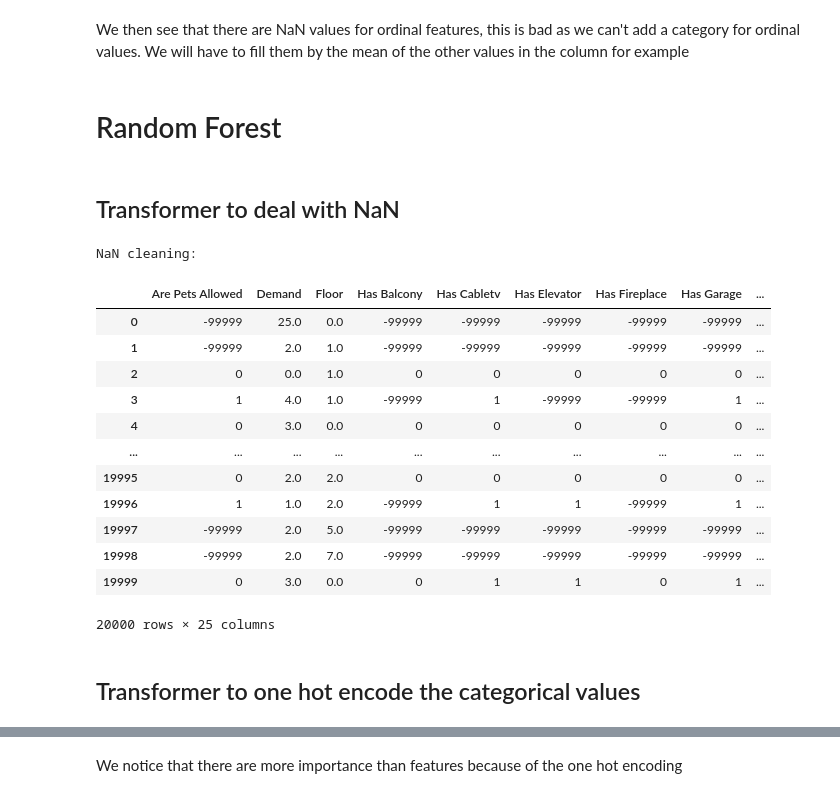
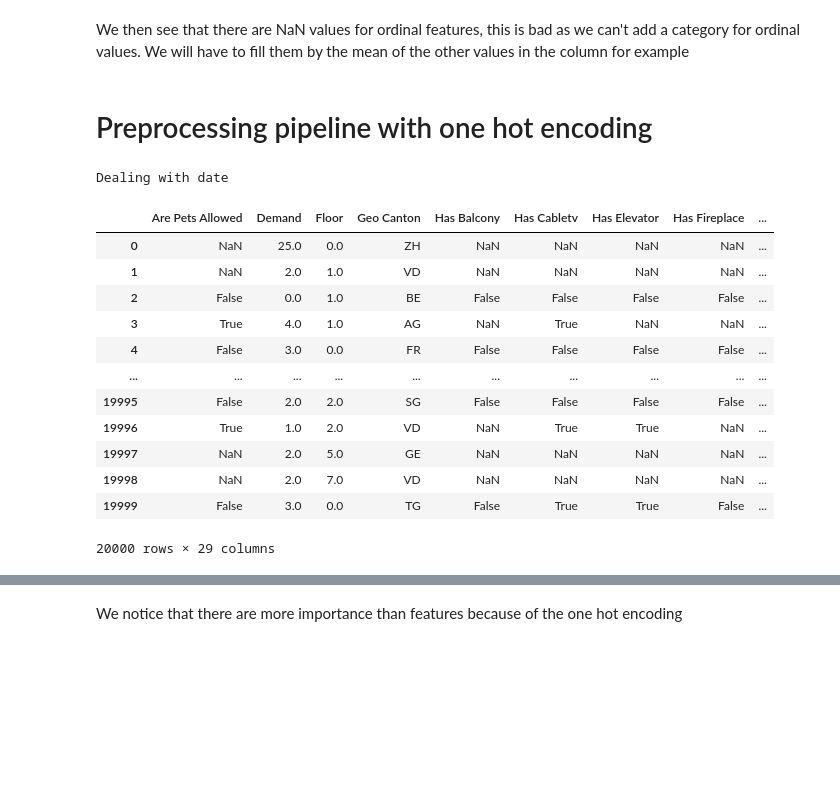
Before and after one commit to Germouche/ml-project, a Jupyter notebook: Random Forest.ipynb, the cells around one changed output, grey strips where cells are left out. Saved outputs shown, nothing was run; the diff lists cells and outputs as text; code cells hidden in the pictures; blank space fills up the shorter version.

```diff
--- a/Random Forest.ipynb
+++ b/Random Forest.ipynb
@@ -143,7 +279,7 @@ We then see that there are NaN values for ordinal features, this is bad as we ca
 # %%
 #null_count.loc[bool_features]
 # %% [markdown]
-# Random Forest
+# Preprocessing pipeline with one hot encoding
 # %%
 #https://towardsdatascience.com/predicting-housing-prices-using-a-scikit-learns-random-forest-model-e736b59d56c5
 #https://towardsdatascience.com/my-random-forest-classifier-cheat-sheet-in-python-fedb84f8cf4f
@@ -165,3 +300,30 @@ from custom_scorer_module import custom_accuracy
 from sklearn.metrics import fbeta_score, make_scorer
-# %% [markdown]
-## Transformer to deal with NaN
+# %%
+#Deal with 'Day of Advertisement Created' and 'Day of Date Available From'
+def compute_diff_date(X: pd.DataFrame, y=None):
+    X_copy=X.copy()
+    threshold=datetime.datetime(2022,9,1)
+    X_copy['Days Between September and Created']=pd.to_datetime(X_copy['Day of Advertisement Created']).apply(lambda x:(threshold-x).days)
+    X_copy['Days Between September and Available']=pd.to_datetime(X_copy['Day of Date Available From']).apply(lambda x:(threshold-x).days)
+    X_copy.drop(['Day of Advertisement Created','Day of Date Available From'],axis=1,inplace=True)
+    return X_copy
+
+diff_date_transformer = FunctionTransformer(compute_diff_date)
+
+print('Dealing with date')
+display(diff_date_transformer.transform(data))
+# %% [output]
+Dealing with date
+|  | Are Pets Allowed | Demand | Floor | Geo Canton | Has Balcony | Has Cabletv | Has Elevator | Has Fireplace | ... |
+| 0 | NaN | 25.0 | 0.0 | ZH | NaN | NaN | NaN | NaN | ... |
+| 1 | NaN | 2.0 | 1.0 | VD | NaN | NaN | NaN | NaN | ... |
+| 2 | False | 0.0 | 1.0 | BE | False | False | False | False | ... |
+| 3 | True | 4.0 | 1.0 | AG | NaN | True | NaN | NaN | ... |
+| 4 | False | 3.0 | 0.0 | FR | False | False | False | False | ... |
+| ... | ... | ... | ... | ... | ... | ... | ... | ... | ... |
+| 19995 | False | 2.0 | 2.0 | SG | False | False | False | False | ... |
+| 19996 | True | 1.0 | 2.0 | VD | NaN | True | True | NaN | ... |
+| 19997 | NaN | 2.0 | 5.0 | GE | NaN | NaN | NaN | NaN | ... |
+| 19998 | NaN | 2.0 | 7.0 | VD | NaN | NaN | NaN | NaN | ... |
+| 19999 | False | 3.0 | 0.0 | TG | False | True | True | False | ... |
+20000 rows × 29 columns
@@ -168,6 +332,6 @@ from sklearn.metrics import fbeta_score, make_scorer
 # %%
 #DEALING WITH NAN
-def fill_nan(X: pd.DataFrame,bool_features,ordinal_features,bool_fill=-99999, y=None):
+def fill_nan(X: pd.DataFrame,bool_features,categorical_features,ordinal_features,bool_fill=-99999, y=None):
     df=X.copy() #We don't want to modify the dataset
 
     #Dealing with categorical values
@@ -179,28 +343,17 @@ def fill_nan(X: pd.DataFrame,bool_features,ordinal_features,bool_fill=-99999, y=
     #Dealing with ordinal values
     for ordinal_feature in ordinal_features:
         df[ordinal_feature].fillna(df[ordinal_feature].mean(),inplace=True)
+
+    #Dealing with categorical features
+    for categorical_feature in categorical_features.keys():
+        dict_replace=categorical_features[categorical_feature]
+        df[categorical_feature]=df[categorical_feature].replace(dict_replace)
+        df[categorical_feature].fillna(len(dict_replace)+1,inplace=True)
+        #df[categorical_feature].fillna(bool_fill,inplace=True)
     return df
 
 na_fill_estimator = FunctionTransformer(fill_nan,kw_args={'bool_features':bool_features,
-                                                          'ordinal_features':ordinal_features})
-
-print('NaN cleaning:')
-display(na_fill_estimator.transform(data))
+                                                          'categorical_features':categorical_features,
+                                'ordinal_features':ordinal_features+['Days Between September and Created',
+                                                                     'Days Between September and Available']})
-# %% [output]
-NaN cleaning:
-|  | Are Pets Allowed | Demand | Floor | Has Balcony | Has Cabletv | Has Elevator | Has Fireplace | Has Garage | ... |
-| 0 | -99999 | 25.0 | 0.0 | -99999 | -99999 | -99999 | -99999 | -99999 | ... |
-| 1 | -99999 | 2.0 | 1.0 | -99999 | -99999 | -99999 | -99999 | -99999 | ... |
-| 2 | 0 | 0.0 | 1.0 | 0 | 0 | 0 | 0 | 0 | ... |
-| 3 | 1 | 4.0 | 1.0 | -99999 | 1 | -99999 | -99999 | 1 | ... |
-| 4 | 0 | 3.0 | 0.0 | 0 | 0 | 0 | 0 | 0 | ... |
-| ... | ... | ... | ... | ... | ... | ... | ... | ... | ... |
-| 19995 | 0 | 2.0 | 2.0 | 0 | 0 | 0 | 0 | 0 | ... |
-| 19996 | 1 | 1.0 | 2.0 | -99999 | 1 | 1 | -99999 | 1 | ... |
-| 19997 | -99999 | 2.0 | 5.0 | -99999 | -99999 | -99999 | -99999 | -99999 | ... |
-| 19998 | -99999 | 2.0 | 7.0 | -99999 | -99999 | -99999 | -99999 | -99999 | ... |
-| 19999 | 0 | 3.0 | 0.0 | 0 | 1 | 1 | 0 | 1 | ... |
-20000 rows × 25 columns
-# %% [markdown]
-## Transformer to one hot encode the categorical values
 # %%
```
Also changed, not shown: parts of 71 cells of this notebook.
